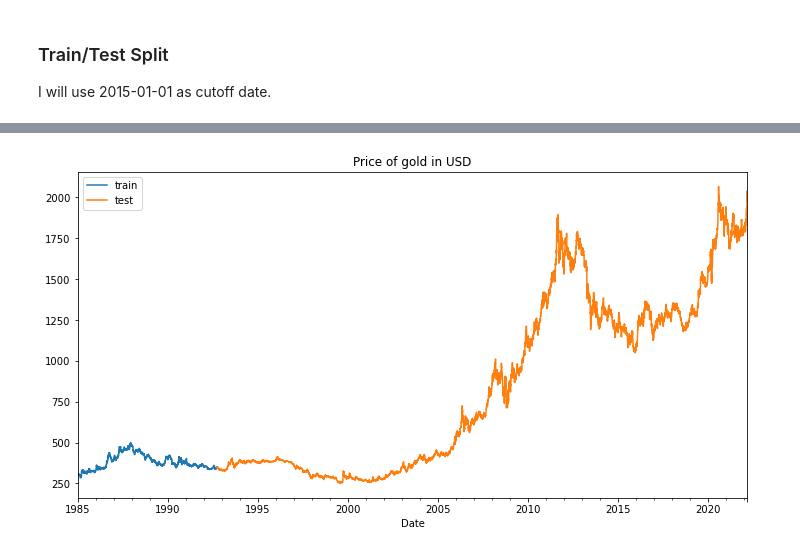
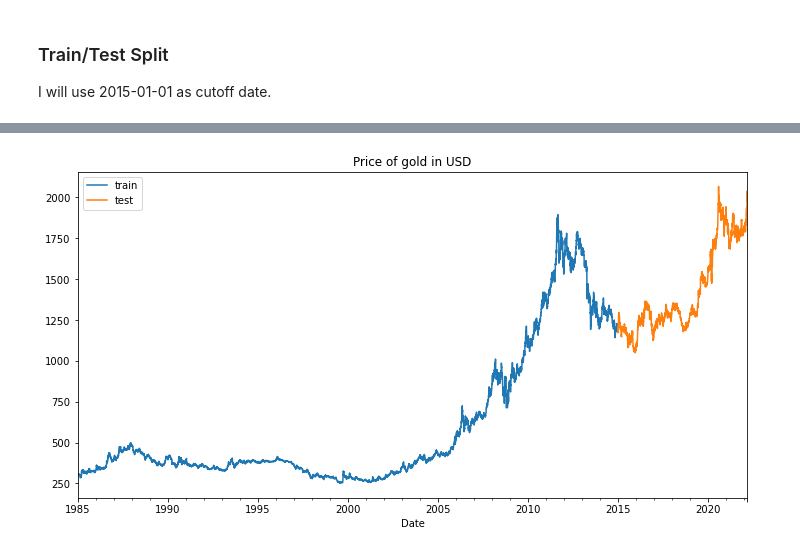
Before and after one commit to vclzez/DATA, a Jupyter notebook: Kaggle/Gold Rate/EDA Gold Rate and forecast.ipynb, the cells around one changed output, grey strips where cells are left out. Saved outputs shown, nothing was run; the diff lists cells and outputs as text; code cells hidden in the pictures.

```diff
--- a/Kaggle/Gold Rate/EDA Gold Rate and forecast.ipynb
+++ b/Kaggle/Gold Rate/EDA Gold Rate and forecast.ipynb
@@ -371,7 +371,9 @@ from xgboost import plot_importance, plot_tree
 ### Train/Test Split
 
 I will use 2015-01-01 as cutoff date.
+# %%
+daily1 = daily.set_index('Date')
 # %%
 split_date = '2015-01-01 00:00:00'
-train = daily.loc[: split_date, :].copy()
-test = daily.loc[split_date :, :].copy()
+train = daily1.loc[: split_date].copy()
+test = daily1.loc[split_date :].copy()
@@ -378,9 +386,9 @@ test = daily.loc[split_date :, :].copy()
 # %%
 # Plot time series
 fig, ax = plt.subplots(figsize=(12, 6))
-train.plot(x='Date', y='USD', ax=ax, label='train')
-test.plot(x='Date', y='USD', ax=ax, label='test')
+train.plot(y='USD', ax=ax, label='train')
+test.plot(y='USD', ax=ax, label='test')
 ax.set_title('Price of gold in USD')
 ax.legend();
 # %% [output]
-[figure, old version]
+[figure, new version]
```
Also changed, not shown: parts of 11 cells of this notebook.
